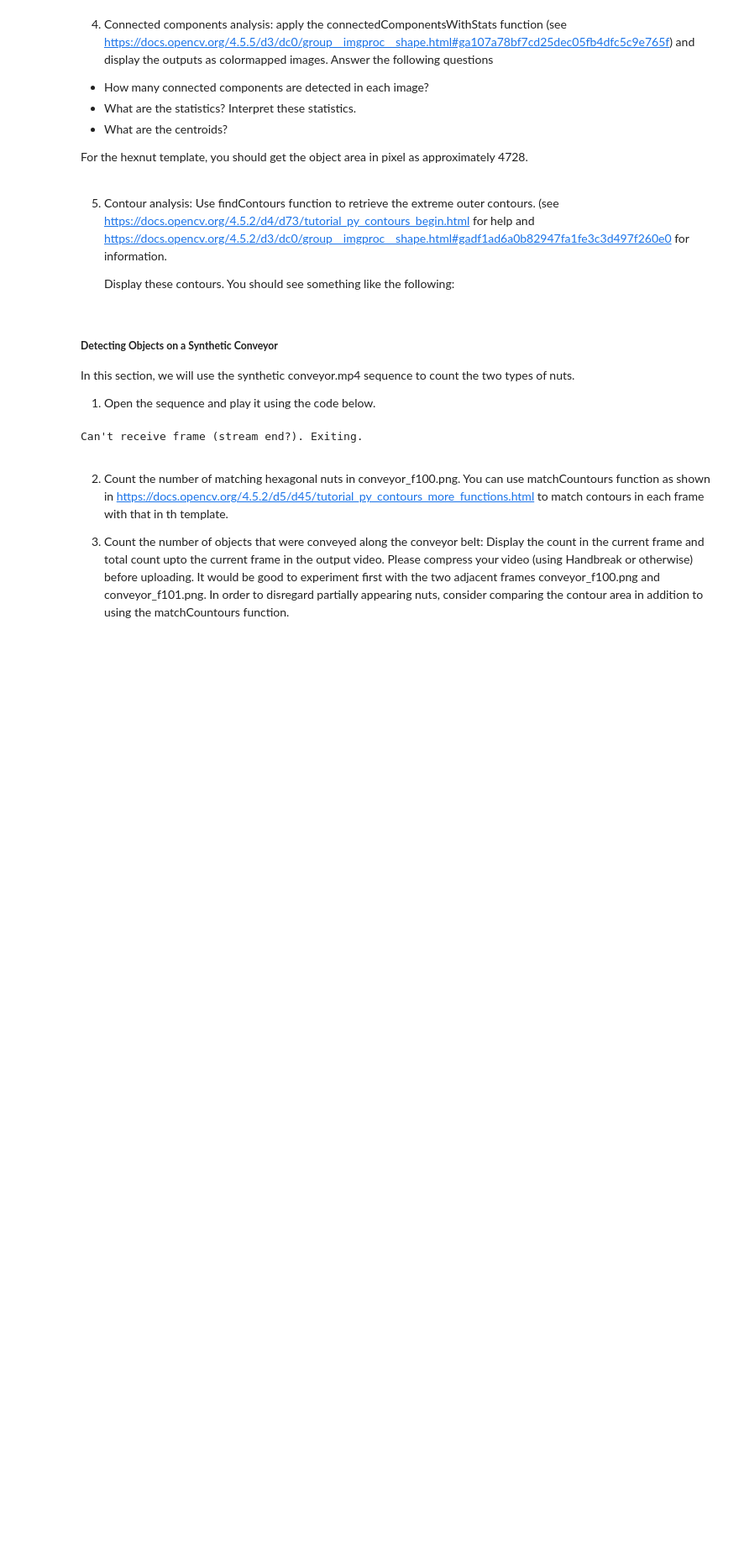
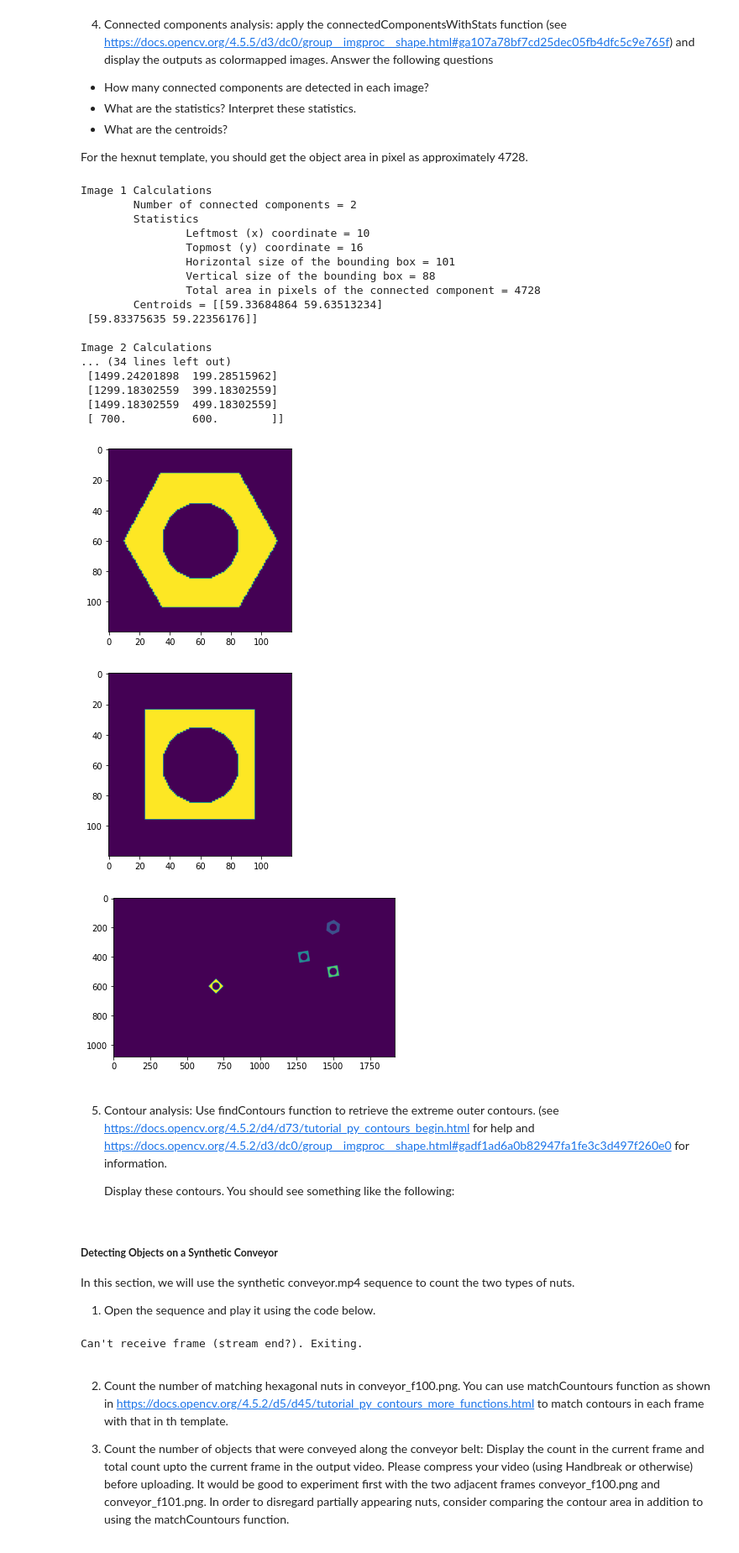
Before and after one commit to ayodyawkh/EN2550, a Jupyter notebook: Assignment_3/Assignment_3.ipynb, the cells around one changed output. Shown at 84% size. Drawn from its saved outputs; the diff is of its cells as text; code cells hidden in the pictures; blank space fills up the shorter version.

```diff
--- a/Assignment_3/Assignment_3.ipynb
+++ b/Assignment_3/Assignment_3.ipynb
@@ -78,6 +79,60 @@ plt.show()
 - What are the centroids?
 
 For the hexnut template, you should get the object area in pixel as approximately 4728.
+# %%
+class Output_data:
+    def __init__(self, num_labels, lables, stats, centroids):
+        self.num_lables = num_labels
+        self.lables = lables
+        self.stats = stats
+        self.centroids = centroids
+
+    def Print_data(Img, Img_number):
+        Image = Img.lables
+        print("\033[1mImage", Img_number,"Calculations\033[0m")
+        print("\tNumber of connected components =", Img.num_lables)
+        print("\tStatistics")
+        for i in range(1, Img.num_lables):
+            print("\t\tLeftmost (x) coordinate =", Img.stats[i, cv.CC_STAT_LEFT])
+            print("\t\tTopmost (y) coordinate =", Img.stats[i, cv.CC_STAT_TOP])
+            print("\t\tHorizontal size of the bounding box =", Img.stats[i, cv.CC_STAT_WIDTH])
+            print("\t\tVertical size of the bounding box =", Img.stats[i, cv.CC_STAT_HEIGHT])
+            print("\t\tTotal area in pixels of the connected component =", Img.stats[i, cv.CC_STAT_AREA])
+        print("\tCentroids =", Img.centroids,"\n")
+
+        fig, ax = plt.subplots()
+        ax.imshow(Image)
+
+Connectivity = 4
+Output_1 = cv.connectedComponentsWithStats(closing_1, Connectivity, cv.CV_32S)
+Output_2 = cv.connectedComponentsWithStats(closing_2, Connectivity, cv.CV_32S)
+Output_3 = cv.connectedComponentsWithStats(closing_3, Connectivity, cv.CV_32S)
+Outputs = [Output_1, Output_2, Output_3]
+
+for j,i in enumerate(Outputs):
+    Outputs[j] = Output_data(i[0], i[1], i[2], i[3])
+    Outputs[j].Print_data(j + 1)
+# %% [output]
+Image 1 Calculations
+        Number of connected components = 2
+        Statistics
+                Leftmost (x) coordinate = 10
+                Topmost (y) coordinate = 16
+                Horizontal size of the bounding box = 101
+                Vertical size of the bounding box = 88
+                Total area in pixels of the connected component = 4728
+        Centroids = [[59.33684864 59.63513234]
+ [59.83375635 59.22356176]]
+
+Image 2 Calculations
+... (34 lines left out)
+ [1499.24201898  199.28515962]
+ [1299.18302559  399.18302559]
+ [1499.18302559  499.18302559]
+ [ 700.          600.        ]]
+[figure, added]
+[figure, added]
+[figure, added]
 # %% [markdown]
 5. Contour analysis: Use findContours function to retrieve the extreme outer contours. (see https://docs.opencv.org/4.5.2/d4/d73/tutorial_py_contours_begin.html for help and https://docs.opencv.org/4.5.2/d3/dc0/group__imgproc__shape.html#gadf1ad6a0b82947fa1fe3c3d497f260e0 for information.
 
```
Also changed, not shown: parts of 3 cells of this notebook.
